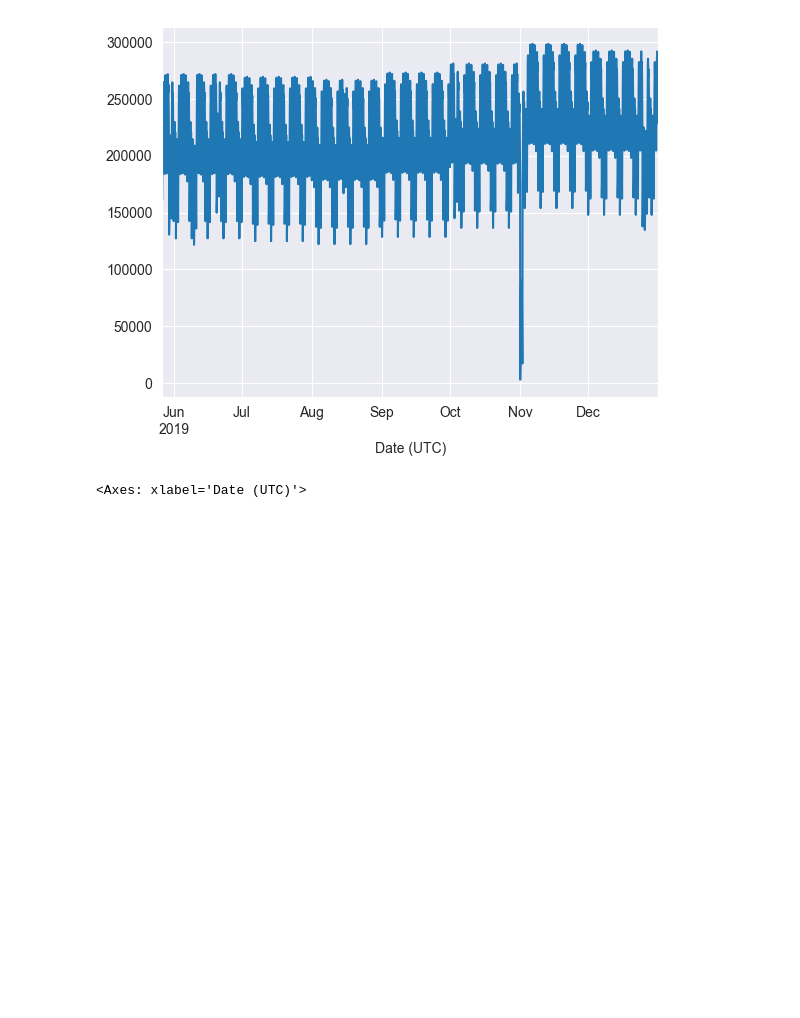
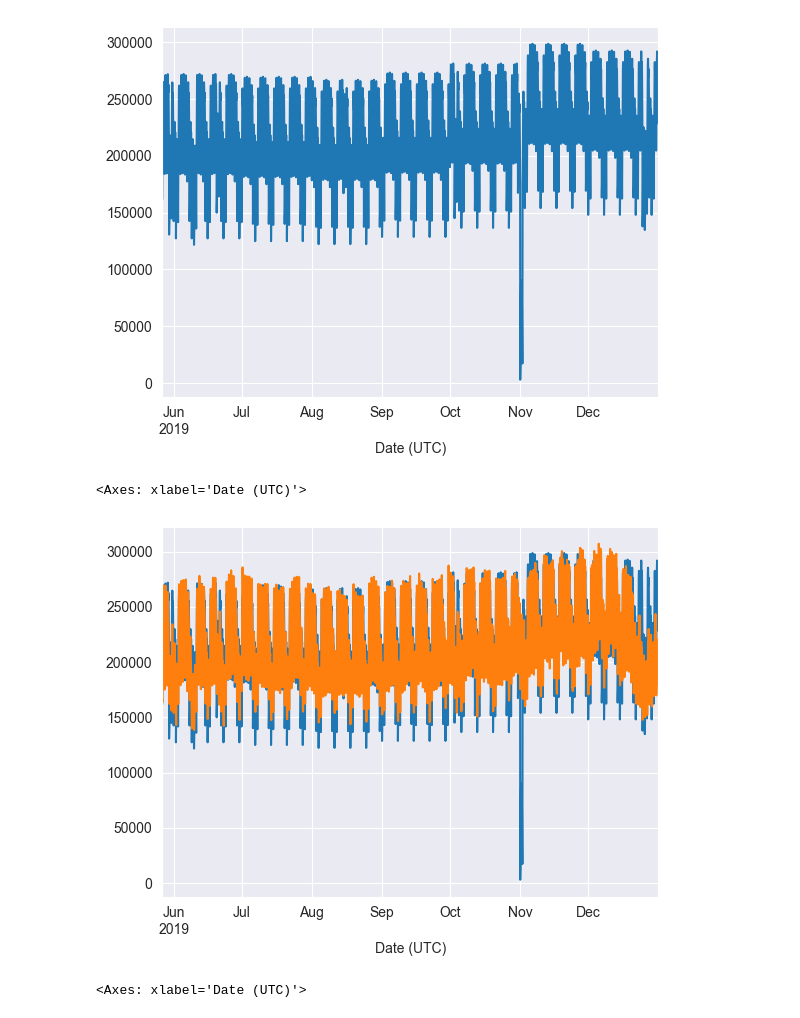
Before and after one commit to EjoelM/Opencampus_SH_TimeSeries_Energy, a Jupyter notebook: 3_Models/arima_test.ipynb, the cells around one changed output. Saved outputs shown, nothing was run; the diff lists cells and outputs as text; code cells hidden in the pictures; blank space fills up the shorter version.

Commit message:
Added graph to arima_test.ipynb

```diff
--- a/3_Models/arima_test.ipynb
+++ b/3_Models/arima_test.ipynb
@@ -186,6 +186,12 @@ df_result.plot()
 # %% [output]
 <Axes: xlabel='Date (UTC)'>
 [figure]
+# %%
+df_result.plot()
+y_test.plot()
+# %% [output]
+<Axes: xlabel='Date (UTC)'>
+[figure, added]
 # %%
 df_residuals = df_result - y_test
 df_residuals.plot()
```
